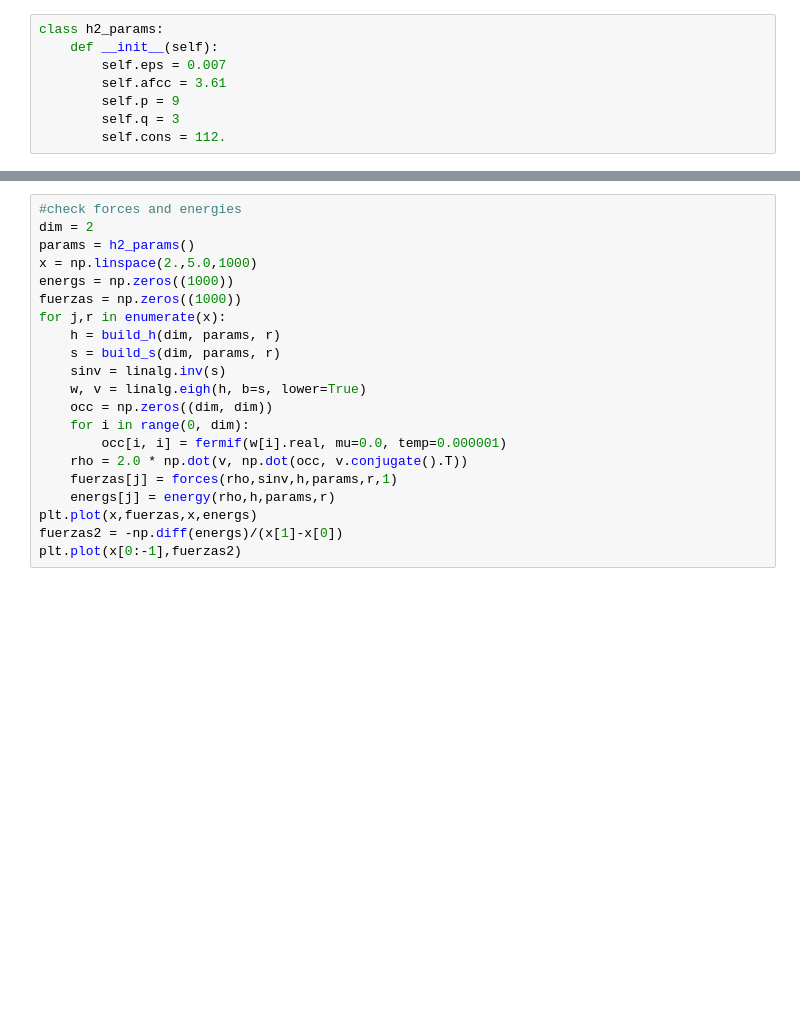
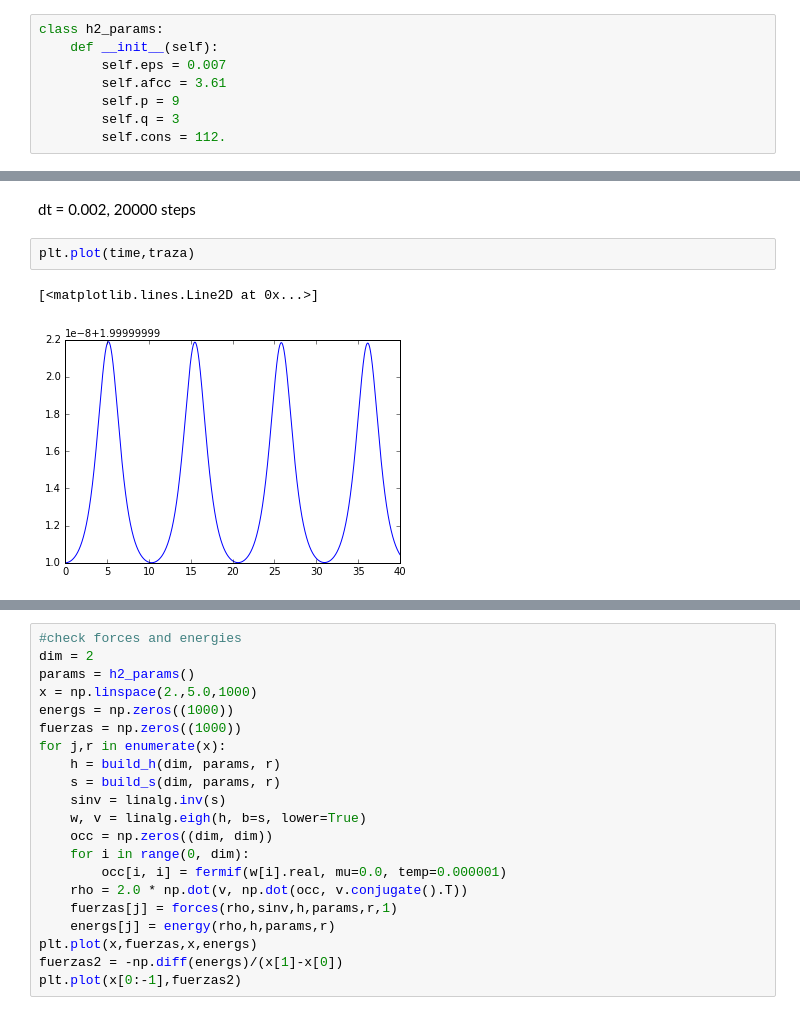
Before and after one commit to fbonafe/ipnbs, a Jupyter notebook: diatomic_ehrenfest.ipynb, the cells around one changed output, grey strips where cells are left out. Saved outputs shown, nothing was run; the diff lists cells and outputs as text; blank space fills up the shorter version.

```diff
--- a/diatomic_ehrenfest.ipynb
+++ b/diatomic_ehrenfest.ipynb
@@ -164,0 +180,7 @@ plt.plot(time,traza)#,time,kin)
+# %% [markdown]
+dt = 0.002, 20000 steps
+# %%
+plt.plot(time,traza)
+# %% [output]
+[<matplotlib.lines.Line2D at 0x...>]
+[figure, added]
```
Also changed, not shown: parts of 13 cells of this notebook.
